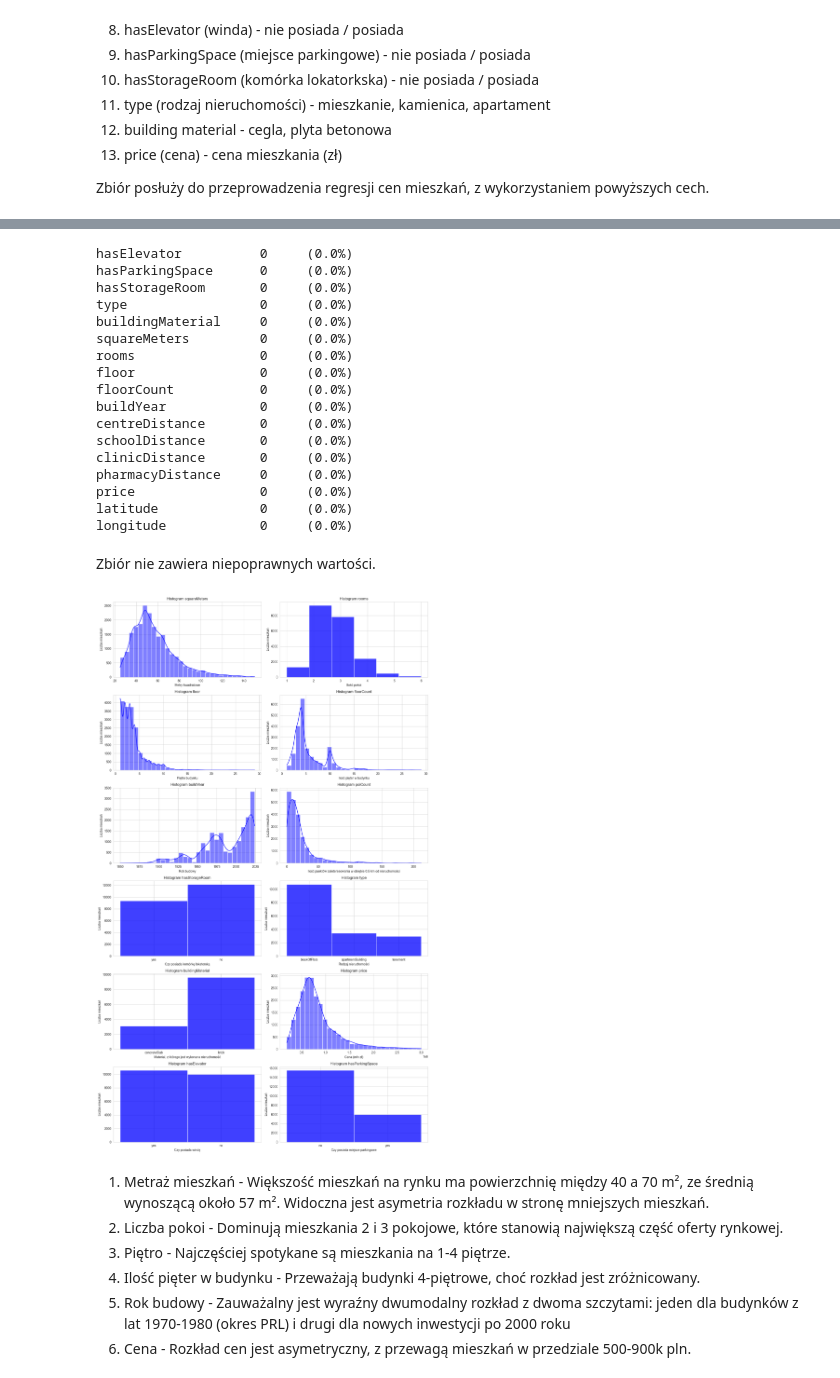
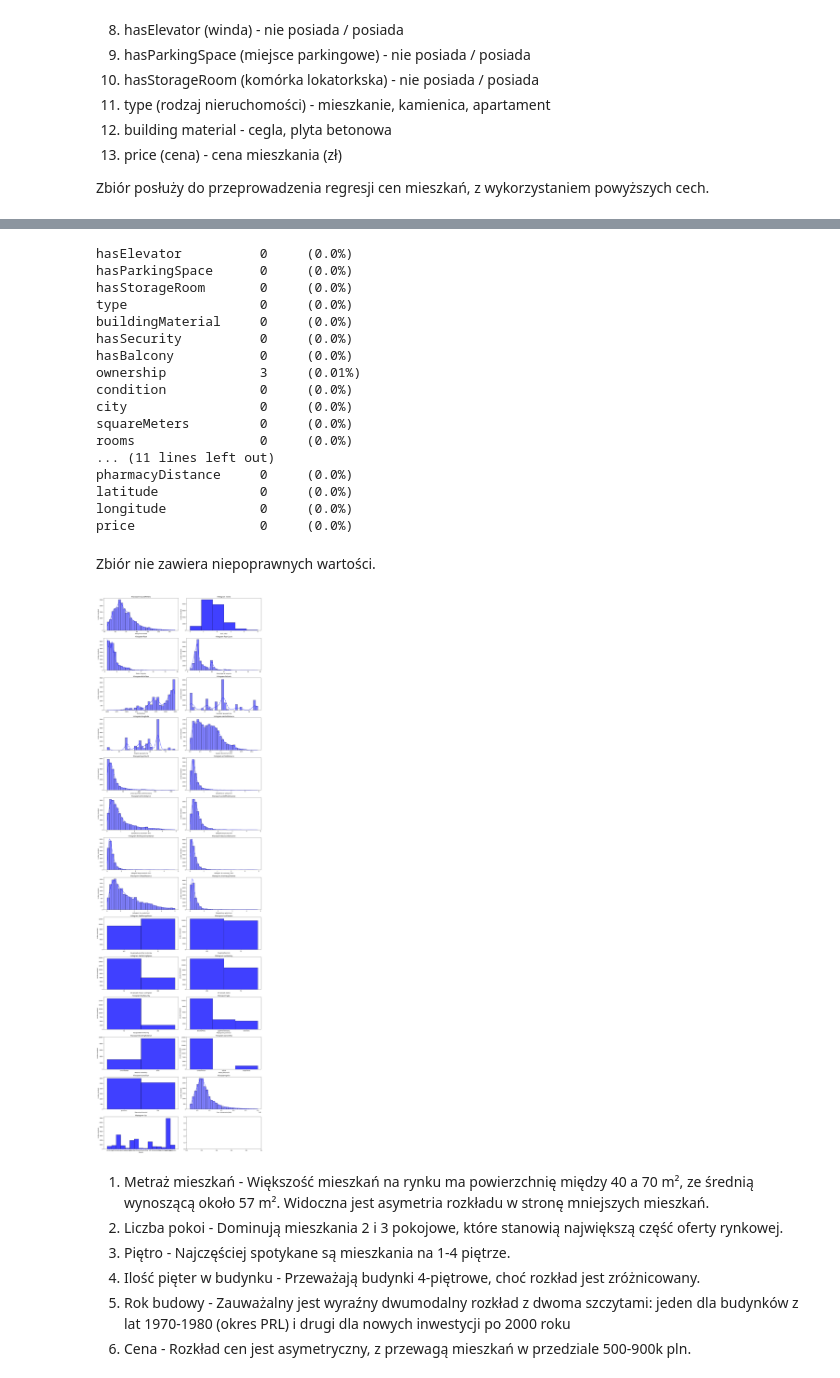
Before and after one commit to PiotrekCi/zmum-houses, a Jupyter notebook: main.ipynb, the cells around one changed output, grey strips where cells are left out. Cells and saved outputs as stored; diff of their text form; code cells hidden in the pictures.

```diff
--- a/main.ipynb
+++ b/main.ipynb
@@ -94,11 +98,19 @@ valid_values = {
     "hasStorageRoom": ["yes", "no"],
     "type": ["blockOfFlats", "apartmentBuilding", "tenement"],
     "buildingMaterial": ["brick", "concreteSlab"],
+    "hasSecurity": ["yes", "no"],
+    "hasBalcony": ["yes", "no"],
+    "ownership": ["condominium", "cooperative"],
+    "condition": ["premium", "low"]
 }
 
 for col, valid in valid_values.items():
     invalid_values = apartments_data[~apartments_data[col].isin(valid)][col].dropna()
     error_counts[col] = len(invalid_values)
+
+invalid_city = apartments_data['city'].isna() | (apartments_data['city'].str.strip() == "")
+error_counts["city"] = invalid_city.sum()
+
 
 valid_ranges = {
     "squareMeters": (10, 500),
@@ -107,16 +119,23 @@ valid_ranges = {
     "floorCount": (1, 50),
     "buildYear": (1800, 2025),
     "centreDistance": (0, 100),
+    "poiCount": (0, 500),
     "schoolDistance": (0, 100),
     "clinicDistance": (0, 100),
+    "postOfficeDistance": (0, 100),
+    "kindergartenDistance": (0, 100),
+    "restaurantDistance": (0, 100),
+    "collegeDistance": (0, 100),
     "pharmacyDistance": (0, 100),
-    "price": (50000, 5000000),
     "latitude": (-90, 90),
     "longitude": (-180, 180),
+    "price": (50000, 5000000)
 }
 
 for col, (min_val, max_val) in valid_ranges.items():
-    invalid_values = apartments_data[(apartments_data[col] < min_val) | (apartments_data[col] > max_val)][col]
+    invalid_values = apartments_data[
+        (apartments_data[col] < min_val) | (apartments_data[col] > max_val)
+    ][col]
     error_counts[col] = len(invalid_values)
 
 total_rows = len(apartments_data)
@@ -129,47 +148,62 @@ hasParkingSpace      0     (0.0%)
 hasStorageRoom       0     (0.0%)
 type                 0     (0.0%)
 buildingMaterial     0     (0.0%)
+hasSecurity          0     (0.0%)
+hasBalcony           0     (0.0%)
+ownership            3     (0.01%)
+condition            0     (0.0%)
+city                 0     (0.0%)
 squareMeters         0     (0.0%)
 rooms                0     (0.0%)
-floor                0     (0.0%)
-floorCount           0     (0.0%)
-buildYear            0     (0.0%)
-centreDistance       0     (0.0%)
-schoolDistance       0     (0.0%)
-clinicDistance       0     (0.0%)
+... (11 lines left out)
 pharmacyDistance     0     (0.0%)
-price                0     (0.0%)
 latitude             0     (0.0%)
 longitude            0     (0.0%)
+price                0     (0.0%)
 # %% [markdown]
 Zbiór nie zawiera niepoprawnych wartości.
 # %%
 def create_hist_plot(index, data, column, axes, xlabel=None, ylabel="Liczba mieszkań", color="blue", bins=30, kde=True):
     sns.histplot(data[column], bins=bins, kde=kde, color=color, ax=axes[index])
     axes[index].set_title(f"Histogram {column}")
     axes[index].set_xlabel(xlabel)
     axes[index].set_ylabel(ylabel)
 
-fig, axes = plt.subplots(6, 2, figsize=(15, 25))
+fig, axes = plt.subplots(14, 2, figsize=(18, 60))
 axes = axes.flatten()
 
 create_hist_plot(0, apartments_data, "squareMeters", axes, xlabel="Metry kwadratowe")
 create_hist_plot(1, apartments_data, "rooms", axes, xlabel="Ilość pokoi", bins=6, kde=False)
 create_hist_plot(2, apartments_data, "floor", axes, xlabel="Piętro budynku")
 create_hist_plot(3, apartments_data, "floorCount", axes, xlabel="Ilość pięter w budynku")
 create_hist_plot(4, apartments_data, "buildYear", axes, xlabel="Rok budowy")
-create_hist_plot(5, apartments_data, "poiCount", axes, xlabel="Ilość punktów zainteresowania w obrębie 0.5 km od nieruchomości")
-create_hist_plot(6, apartments_data, "hasStorageRoom", axes, xlabel="Czy posiada komórkę lokatorską", kde=False)
-create_hist_plot(7, apartments_data, "type", axes, xlabel="Rodzaj nieruchomości", kde=False)
-create_hist_plot(8, apartments_data, "buildingMaterial", axes, xlabel="Material, z którego jest wykonana nieruchomość", kde=False)
-create_hist_plot(9, apartments_data, "price", axes, xlabel="Cena (mln zł)")
-create_hist_plot(10, apartments_data, "hasElevator", axes, xlabel="Czy posiada windę", kde=False)
-create_hist_plot(11, apartments_data, "hasParkingSpace", axes, xlabel="Czy posiada miejsce parkingowe", kde=False)
+create_hist_plot(5, apartments_data, "latitude", axes, xlabel="Szerokość geograficzna")
+create_hist_plot(6, apartments_data, "longitude", axes, xlabel="Długość geograficzna")
+create_hist_plot(7, apartments_data, "centreDistance", axes, xlabel="Dystans do centrum (km)")
+create_hist_plot(8, apartments_data, "poiCount", axes, xlabel="Liczba punktów zainteresowania")
+create_hist_plot(9, apartments_data, "schoolDistance", axes, xlabel="Odległość do szkoły (km)")
+create_hist_plot(10, apartments_data, "clinicDistance", axes, xlabel="Odległość do przychodni (km)")
+create_hist_plot(11, apartments_data, "postOfficeDistance", axes, xlabel="Odległość do poczty (km)")
+create_hist_plot(12, apartments_data, "kindergartenDistance", axes, xlabel="Odległość do przedszkola (km)")
+create_hist_plot(13, apartments_data, "restaurantDistance", axes, xlabel="Odległość do restauracji (km)")
+create_hist_plot(14, apartments_data, "collegeDistance", axes, xlabel="Odległość do uczelni (km)")
+create_hist_plot(15, apartments_data, "pharmacyDistance", axes, xlabel="Odległość do apteki (km)")
+create_hist_plot(16, apartments_data, "hasStorageRoom", axes, xlabel="Czy posiada komórkę lokatorską", kde=False)
+create_hist_plot(17, apartments_data, "hasElevator", axes, xlabel="Czy posiada windę", kde=False)
+create_hist_plot(18, apartments_data, "hasParkingSpace", axes, xlabel="Czy posiada miejsce parkingowe", kde=False)
+create_hist_plot(19, apartments_data, "hasBalcony", axes, xlabel="Czy posiada balkon", kde=False)
+create_hist_plot(20, apartments_data, "hasSecurity", axes, xlabel="Czy posiada monitoring", kde=False)
+create_hist_plot(21, apartments_data, "type", axes, xlabel="Rodzaj nieruchomości", kde=False)
+create_hist_plot(22, apartments_data, "buildingMaterial", axes, xlabel="Materiał budowlany", kde=False)
+create_hist_plot(23, apartments_data, "ownership", axes, xlabel="Rodzaj własności", kde=False)
+create_hist_plot(24, apartments_data, "condition", axes, xlabel="Stan nieruchomości", kde=False)
+create_hist_plot(25, apartments_data, "price", axes, xlabel="Cena mieszkania (PLN)")
+create_hist_plot(26, apartments_data, "city", axes, xlabel="Miasto", kde=False)
 
 plt.tight_layout()
 plt.show()
 # %% [output]
-[figure, old version]
+[figure, new version]
 # %% [markdown]
 1. Metraż mieszkań - Większość mieszkań na rynku ma powierzchnię między 40 a 70 m², ze średnią wynoszącą około 57 m². Widoczna jest asymetria rozkładu w stronę mniejszych mieszkań.
 2. Liczba pokoi - Dominują mieszkania 2 i 3 pokojowe, które stanowią największą część oferty rynkowej.
```
Also changed, not shown: parts of 4 cells of this notebook.
